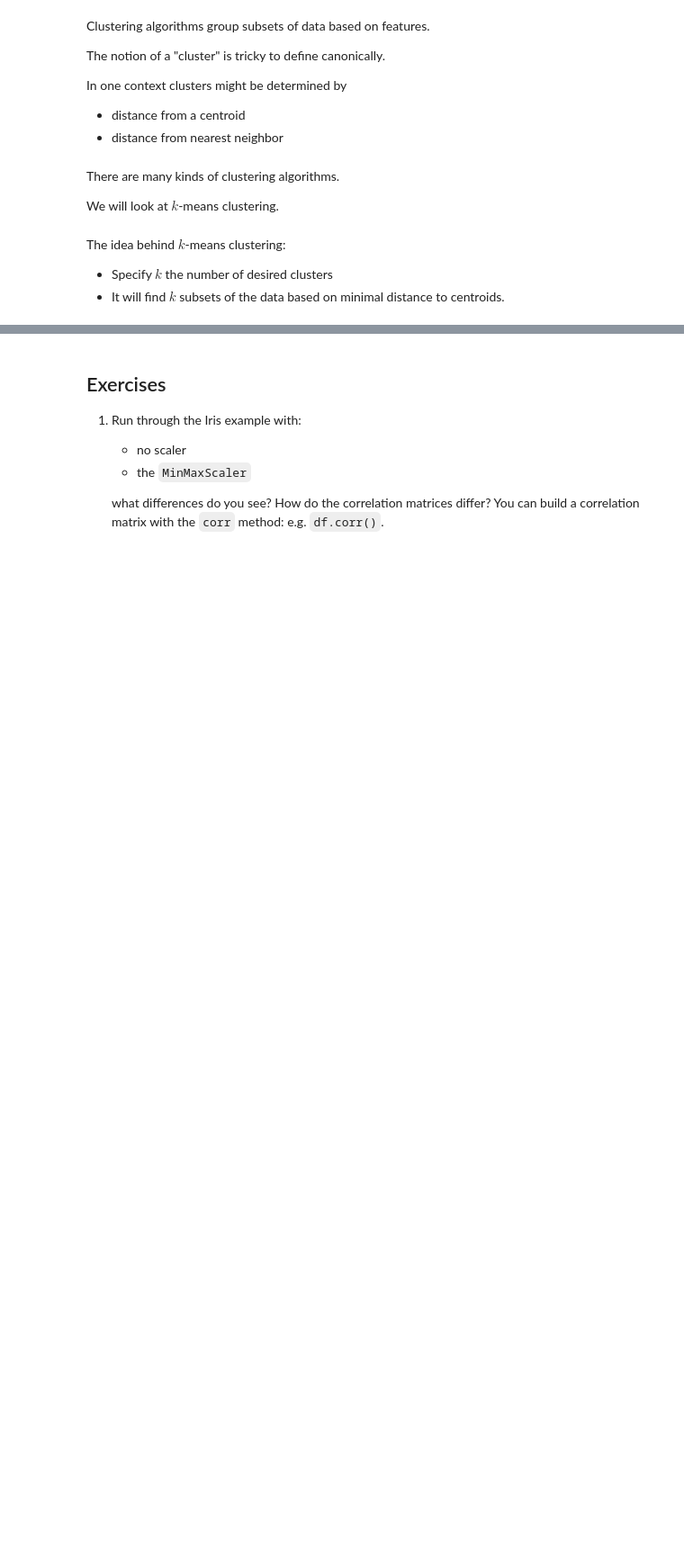
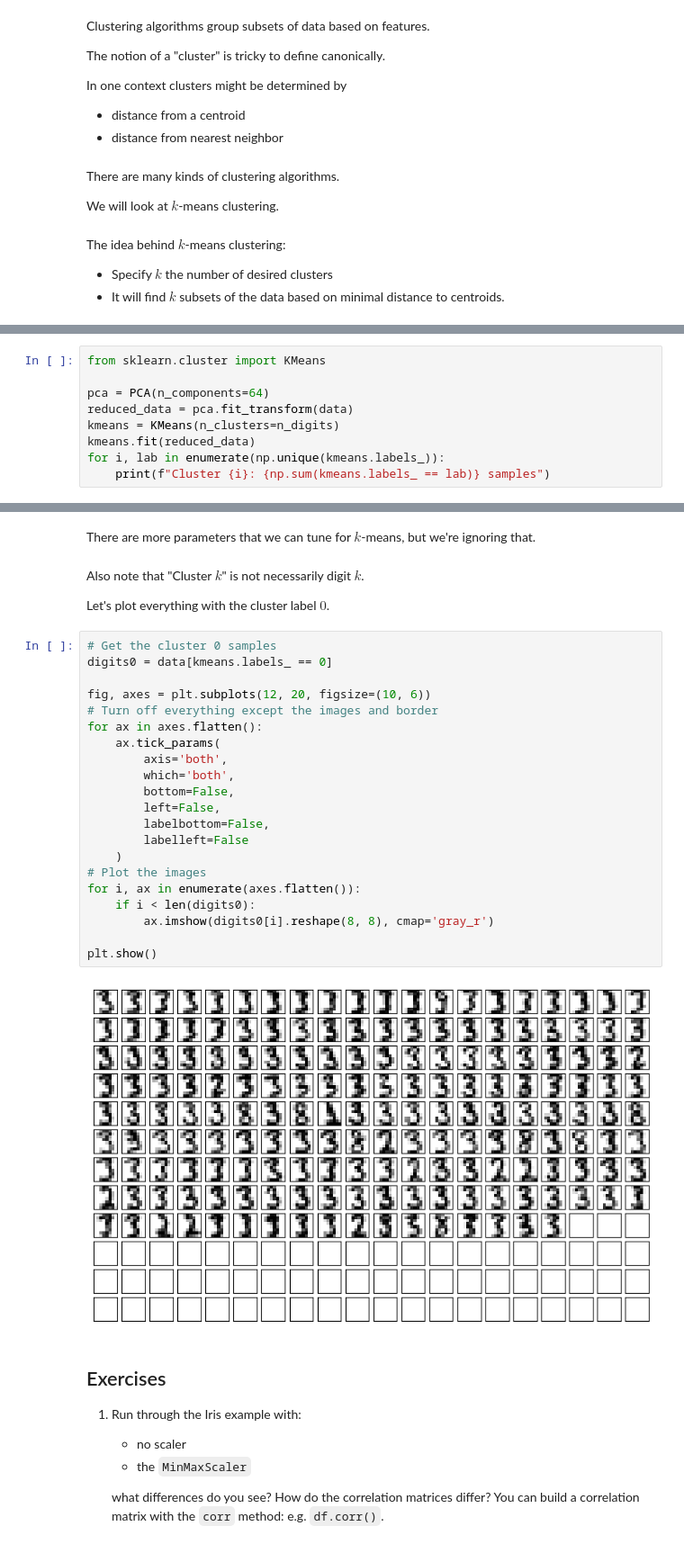
Before and after one commit to joshmaglione/CS102-Jupyter, a Jupyter notebook: Week11.ipynb, the cells around one changed output, grey strips where cells are left out. Shown at 90% size. Drawn from its saved outputs; the diff is of its cells as text; blank space fills up the shorter version.

```diff
--- a/Week11.ipynb
+++ b/Week11.ipynb
@@ -332,0 +396,9 @@ Any data point in the blue region, for example, would be in the blue cluster.
+# %%
+from sklearn.cluster import KMeans
+
+pca = PCA(n_components=64)
+reduced_data = pca.fit_transform(data)
+kmeans = KMeans(n_clusters=n_digits)
+kmeans.fit(reduced_data)
+for i, lab in enumerate(np.unique(kmeans.labels_)):
+	print(f"Cluster {i}: {np.sum(kmeans.labels_ == lab)} samples")
@@ -333,3 +416,32 @@ Any data point in the blue region, for example, would be in the blue cluster.
+# %% [markdown]
+There are more parameters that we can tune for $k$-means, but we're ignoring that.
+# %% [markdown]
+Also note that "Cluster $k$" is not necessarily digit $k$.
+
+Let's plot everything with the cluster label $0$.
+# %%
+# Get the cluster 0 samples
+digits0 = data[kmeans.labels_ == 0]
+
+fig, axes = plt.subplots(12, 20, figsize=(10, 6))
+# Turn off everything except the images and border
+for ax in axes.flatten():
+    ax.tick_params(
+        axis='both',
+        which='both',
+        bottom=False,
+        left=False,
+        labelbottom=False,
+        labelleft=False
+    )
+# Plot the images
+for i, ax in enumerate(axes.flatten()):
+    if i < len(digits0):
+        ax.imshow(digits0[i].reshape(8, 8), cmap='gray_r')
+
+plt.show()
+# %% [output]
+[figure, added]
 # %% [markdown]
 ## Exercises
 
```
Also changed, not shown: parts of 9 cells of this notebook.
